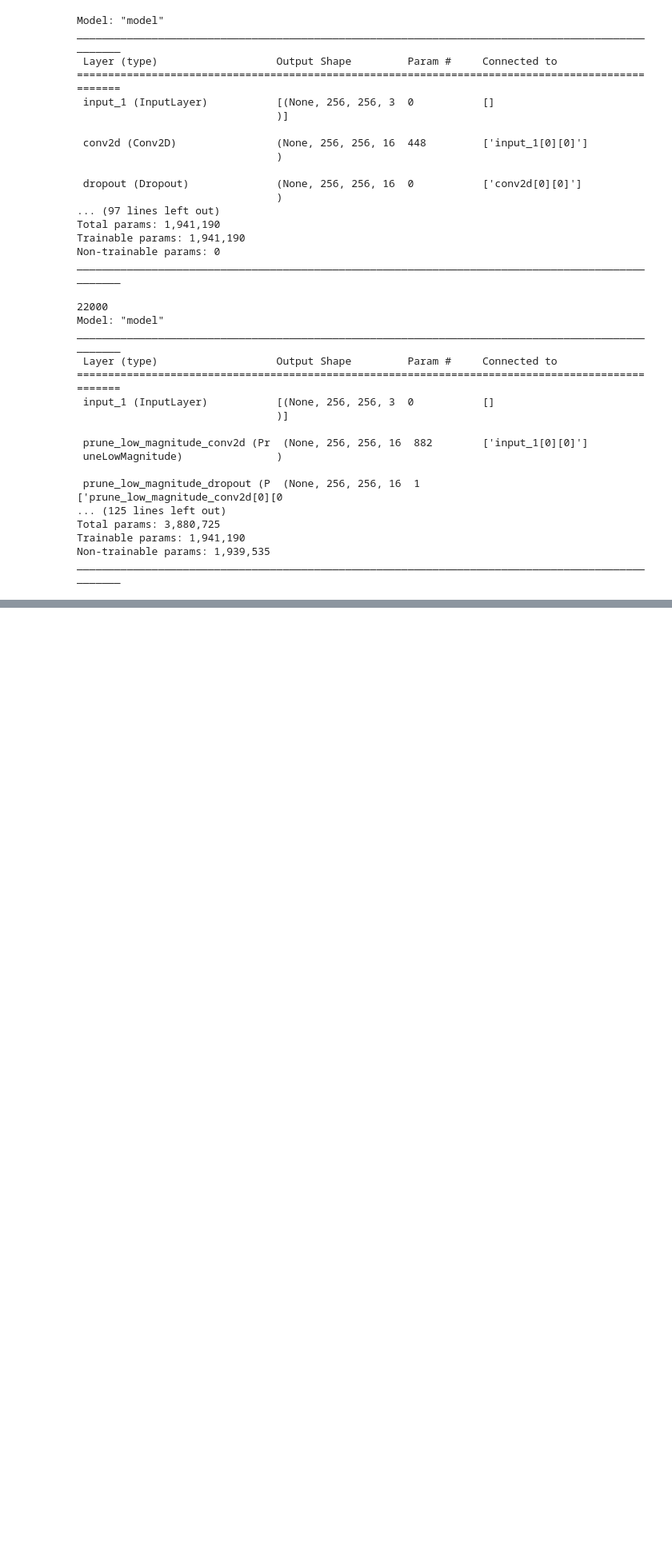
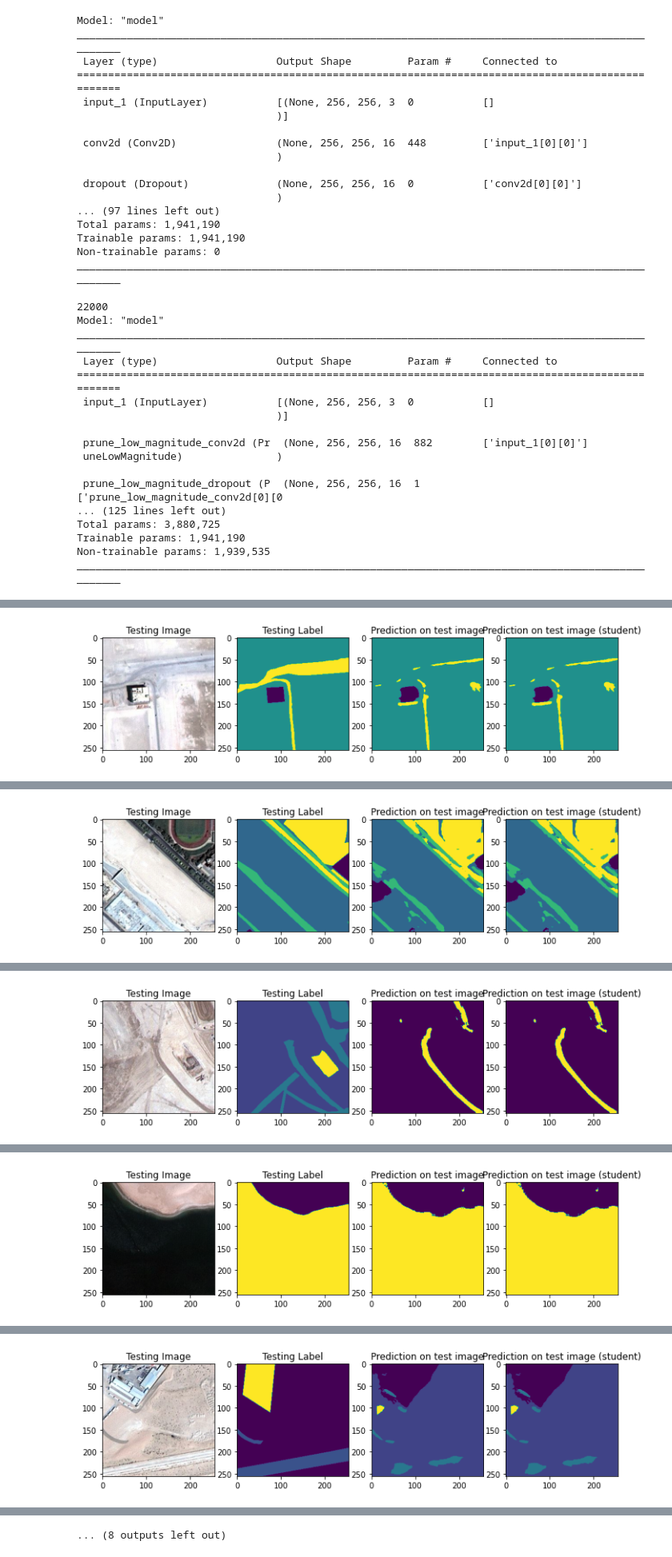
Before and after one commit to brendan123/Semantic-Segmentation, a Jupyter notebook: Milestone_4_Semantic_Segmentation.ipynb, the cells around one changed output, grey strips where cells are left out. Shown at 80% size. Cells and saved outputs as stored; diff of their text form; code cells hidden in the pictures; blank space fills up the shorter version.

```diff
--- a/Milestone_4_Semantic_Segmentation.ipynb
+++ b/Milestone_4_Semantic_Segmentation.ipynb
@@ -522,30 +539,32 @@ import random
 import time
 
 # generate 10 predictions
-for i in range(1):
+for i in range(10):
   test_img_number = random.randint(0, len(X_test)-1)
   test_img = X_test[test_img_number]
   ground_truth=y_test_argmax[test_img_number]
   #test_img_norm=test_img[:,:,0][:,:,None]
   test_img_input=np.expand_dims(test_img, 0)
-  %timeit prediction = (model.predict(test_img_input))
-  %timeit prediction_student = (new_model.predict(test_img_input))
+  #%timeit prediction = (model.predict(test_img_input))
+  #%timeit prediction_student = (new_model.predict(test_img_input))
   prediction = (model.predict(test_img_input))
   prediction_student = (new_model.predict(test_img_input))
   predicted_img=np.argmax(prediction, axis=3)[0,:,:]
   predicted_img_student=np.argmax(prediction_student, axis=3)[0,:,:]
 
-  plt.figure(figsize=(6, 8))
-  plt.subplot(231)
+  plt.figure(figsize=(12, 8))
+  plt.subplot(241)
   plt.title('Testing Image')
   plt.imshow(test_img)
-  plt.subplot(232)
+  plt.subplot(242)
   plt.title('Testing Label')
   plt.imshow(ground_truth)
-  plt.subplot(233)
+  plt.subplot(243)
   plt.title('Prediction on test image')
   plt.imshow(predicted_img)
-  plt.subplot(234)
-  plt.title('Prediction on test image')
+  plt.subplot(244)
+  plt.title('Prediction on test image (student)')
   plt.imshow(predicted_img_student)
+  plt.savefig("%s.jpg" % (i+1))
   plt.show()
+# %% [output]
@@ -551,0 +573 @@ for i in range(1):
+[figure, added]
@@ -551,0 +576 @@ for i in range(1):
+[figure, added]
@@ -551,0 +579 @@ for i in range(1):
+[figure, added]
@@ -551,0 +582 @@ for i in range(1):
+[figure, added]
@@ -551,0 +585 @@ for i in range(1):
+[figure, added]
@@ -551,0 +589 @@ for i in range(1):
+... (8 outputs left out)
```
Also changed, not shown: parts of 3 cells of this notebook.
